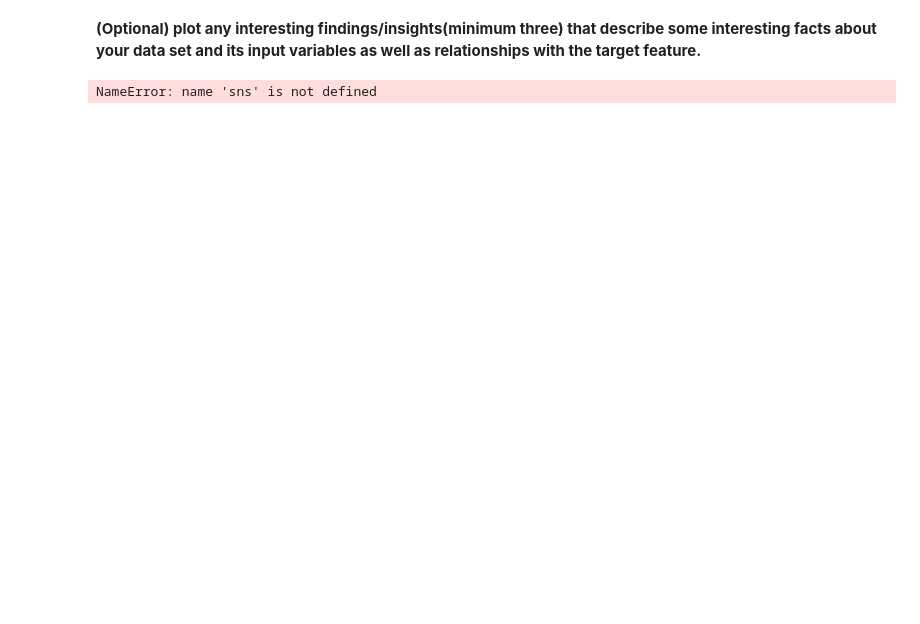
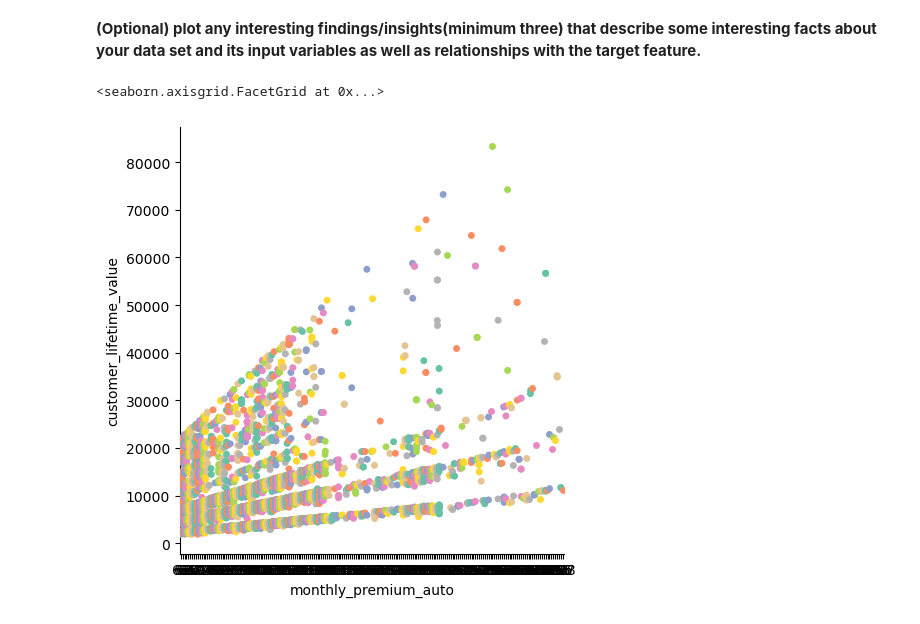
Before and after one commit to DGU94/Ironhack_Davidguillet_Lab, a Jupyter notebook: Week 2/Customer_Analysis_Case_Study_ [LAB]_DGU_Activities_3&4.ipynb, the cells around one changed output. Saved outputs shown, nothing was run; the diff lists cells and outputs as text; code cells hidden in the pictures; blank space fills up the shorter version.

```diff
--- a/Week 2/Customer_Analysis_Case_Study_ [LAB]_DGU_Activities_3&4.ipynb
+++ b/Week 2/Customer_Analysis_Case_Study_ [LAB]_DGU_Activities_3&4.ipynb
@@ -192,6 +114,7 @@ sns.catplot(data = rdn3, x = 'response', y ="customer_lifetime_value", palette="
 # %% [markdown]
 **(Optional) plot any interesting findings/insights(minimum three) that describe some interesting facts about your data set and its input variables as well as relationships with the target feature.**
 # %%
-sns.catplot(data = rdn3, x = 'income', y ="customer_lifetime_value", palette="Set2")
+sns.catplot(data = rdn3, x = 'monthly_premium_auto', y ="customer_lifetime_value", palette="Set2")
 # %% [output]
-NameError: name 'sns' is not defined
+<seaborn.axisgrid.FacetGrid at 0x...>
+[figure, added]
```
Also changed, not shown: parts of 16 cells of this notebook, 1 other file.
